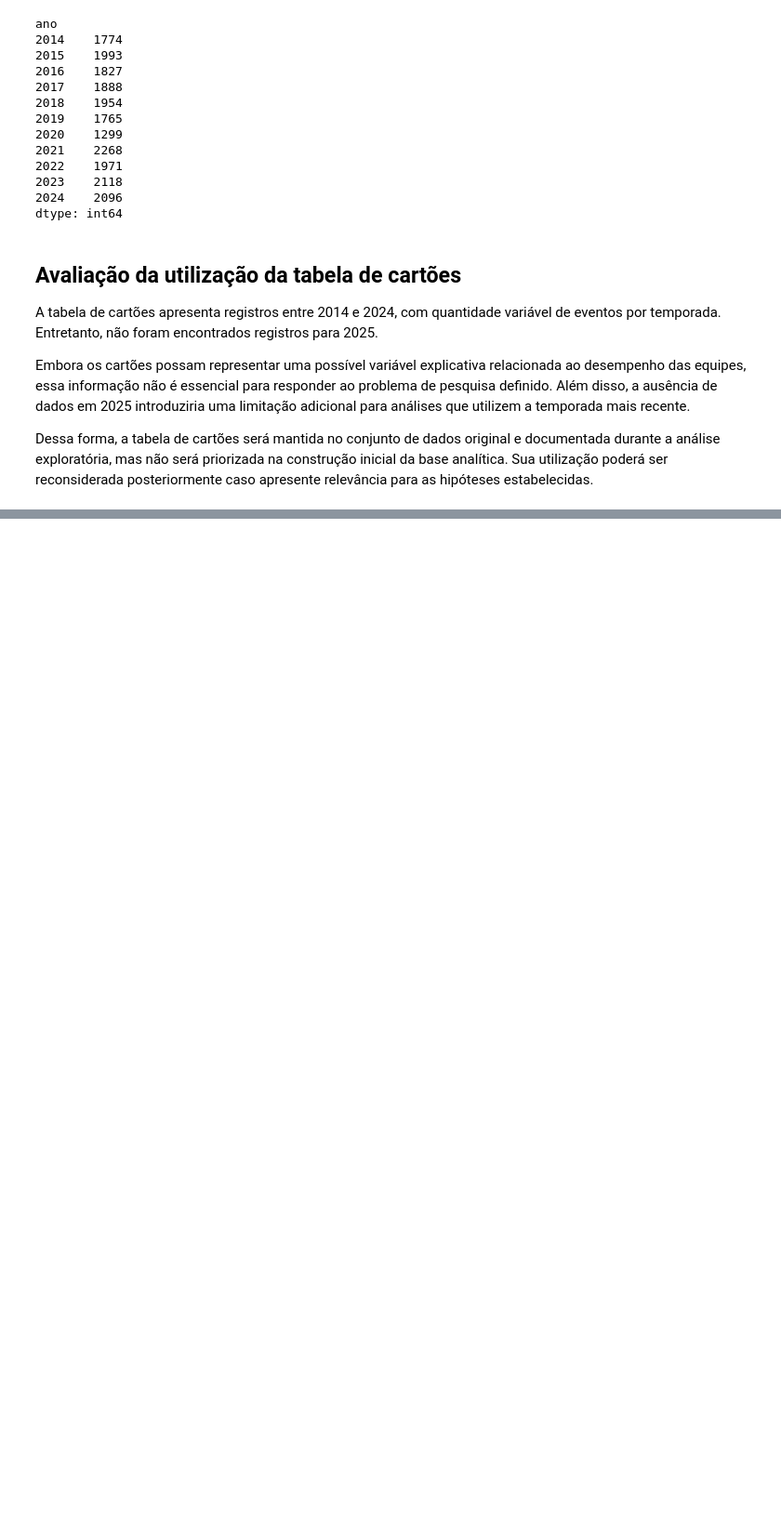
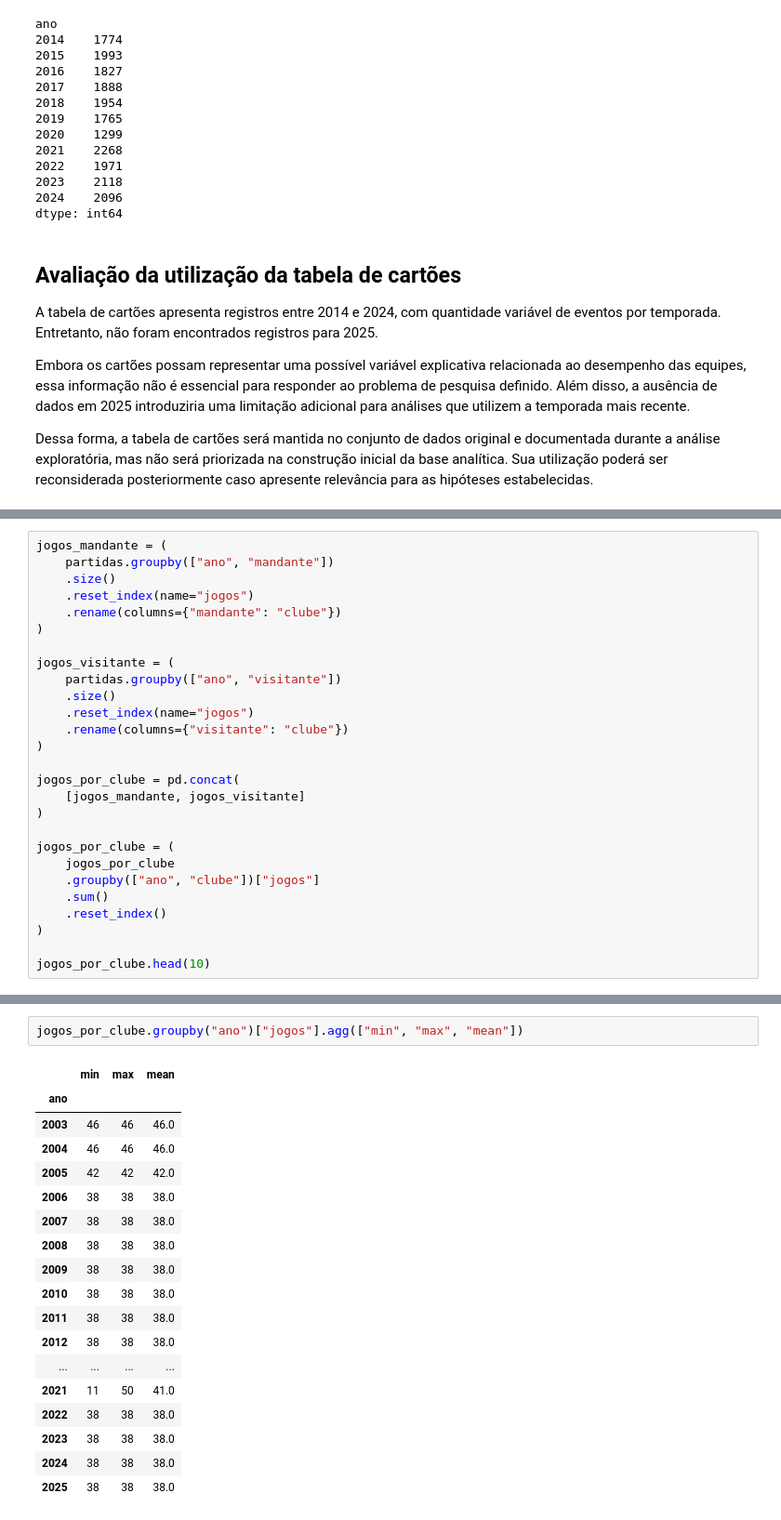
Before and after one commit to FelipePinheiro964/Projeto-Em-Business-Intelligence-e-Analytics, a Jupyter notebook: notebooks/01_analise_dataset.ipynb, the cells around one changed output, grey strips where cells are left out. Shown at 93% size. Drawn from its saved outputs; the diff is of its cells as text; blank space fills up the shorter version.

```diff
--- a/notebooks/01_analise_dataset.ipynb
+++ b/notebooks/01_analise_dataset.ipynb
@@ -628,0 +676,27 @@ Dessa forma, a tabela de cartões será mantida no conjunto de dados original e
+# %%
+jogos_mandante = (
+    partidas.groupby(["ano", "mandante"])
+    .size()
+    .reset_index(name="jogos")
+    .rename(columns={"mandante": "clube"})
+)
+
+jogos_visitante = (
+    partidas.groupby(["ano", "visitante"])
+    .size()
+    .reset_index(name="jogos")
+    .rename(columns={"visitante": "clube"})
+)
+
+jogos_por_clube = pd.concat(
+    [jogos_mandante, jogos_visitante]
+)
+
+jogos_por_clube = (
+    jogos_por_clube
+    .groupby(["ano", "clube"])["jogos"]
+    .sum()
+    .reset_index()
+)
+
+jogos_por_clube.head(10)
@@ -628,0 +727,21 @@ Dessa forma, a tabela de cartões será mantida no conjunto de dados original e
+# %%
+jogos_por_clube.groupby("ano")["jogos"].agg(["min", "max", "mean"])
+# %% [output]
+|  | min | max | mean |
+| ano |  |  |  |
+| 2003 | 46 | 46 | 46.0 |
+| 2004 | 46 | 46 | 46.0 |
+| 2005 | 42 | 42 | 42.0 |
+| 2006 | 38 | 38 | 38.0 |
+| 2007 | 38 | 38 | 38.0 |
+| 2008 | 38 | 38 | 38.0 |
+| 2009 | 38 | 38 | 38.0 |
+| 2010 | 38 | 38 | 38.0 |
+| 2011 | 38 | 38 | 38.0 |
+| 2012 | 38 | 38 | 38.0 |
+| ... | ... | ... | ... |
+| 2021 | 11 | 50 | 41.0 |
+| 2022 | 38 | 38 | 38.0 |
+| 2023 | 38 | 38 | 38.0 |
+| 2024 | 38 | 38 | 38.0 |
+| 2025 | 38 | 38 | 38.0 |
```
Also changed, not shown: parts of 8 cells of this notebook.
